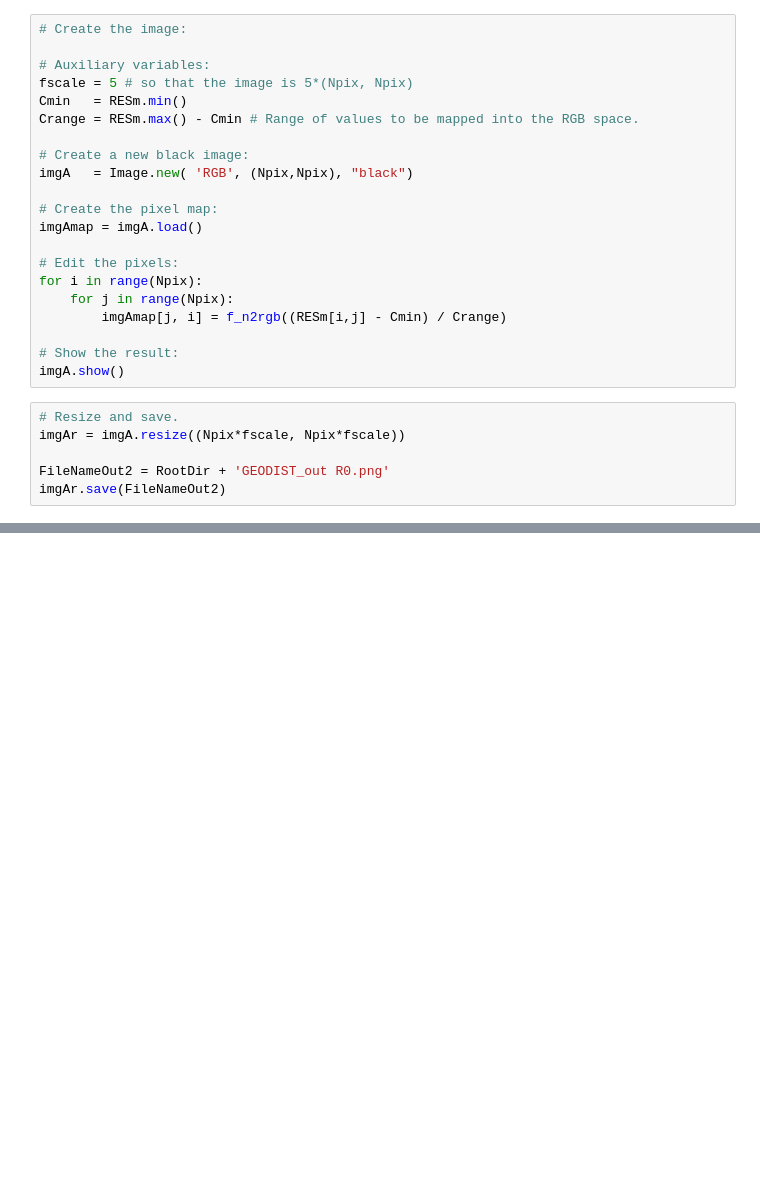
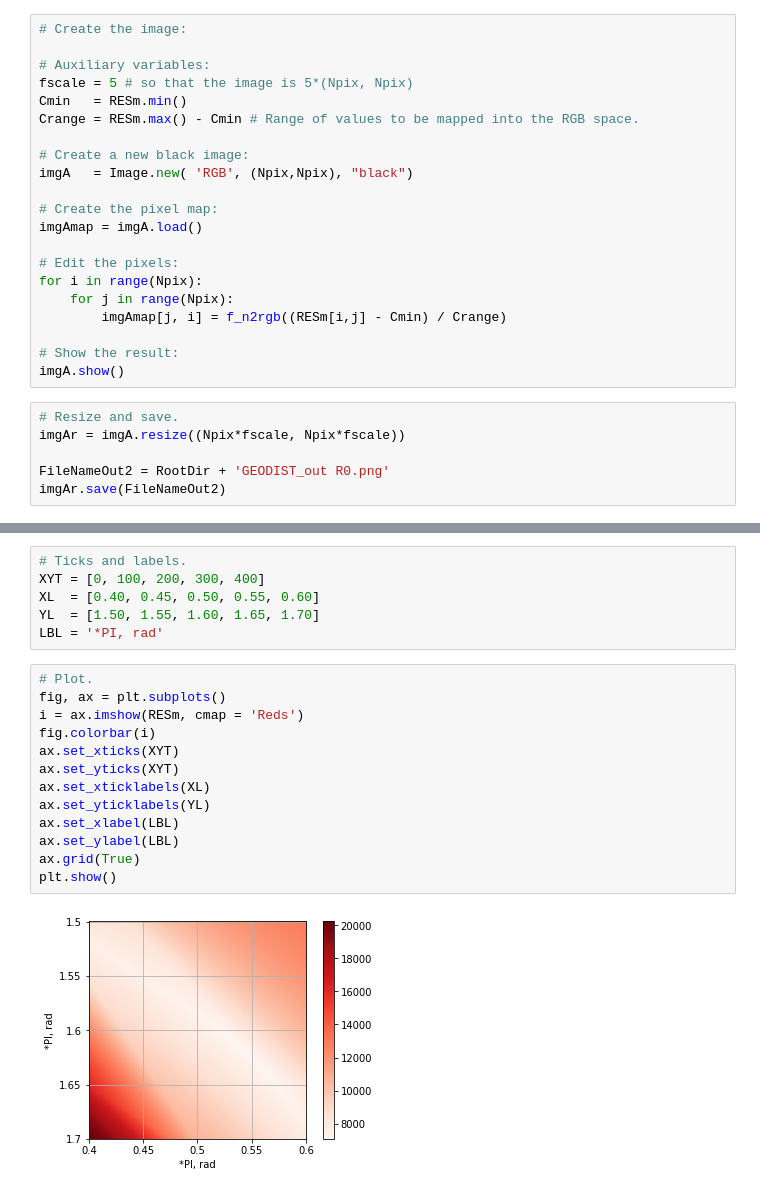
Before and after one commit to Rigonz/GeoDist, a Jupyter notebook: Notebook/GeoDist R0.ipynb, the cells around one changed output, grey strips where cells are left out. Saved outputs shown, nothing was run; the diff lists cells and outputs as text; blank space fills up the shorter version.

```diff
--- a/Notebook/GeoDist R0.ipynb
+++ b/Notebook/GeoDist R0.ipynb
@@ -396,0 +471,21 @@ imgAr.save(FileNameOut2)
+# %%
+# Ticks and labels.
+XYT = [0, 100, 200, 300, 400]
+XL  = [0.40, 0.45, 0.50, 0.55, 0.60]
+YL  = [1.50, 1.55, 1.60, 1.65, 1.70]
+LBL = '*PI, rad'
+# %%
+# Plot.
+fig, ax = plt.subplots()
+i = ax.imshow(RESm, cmap = 'Reds')
+fig.colorbar(i)
+ax.set_xticks(XYT)
+ax.set_yticks(XYT)
+ax.set_xticklabels(XL)
+ax.set_yticklabels(YL)
+ax.set_xlabel(LBL)
+ax.set_ylabel(LBL)
+ax.grid(True)
+plt.show()
+# %% [output]
+[figure, added]
```
Also changed, not shown: parts of 10 cells of this notebook.
